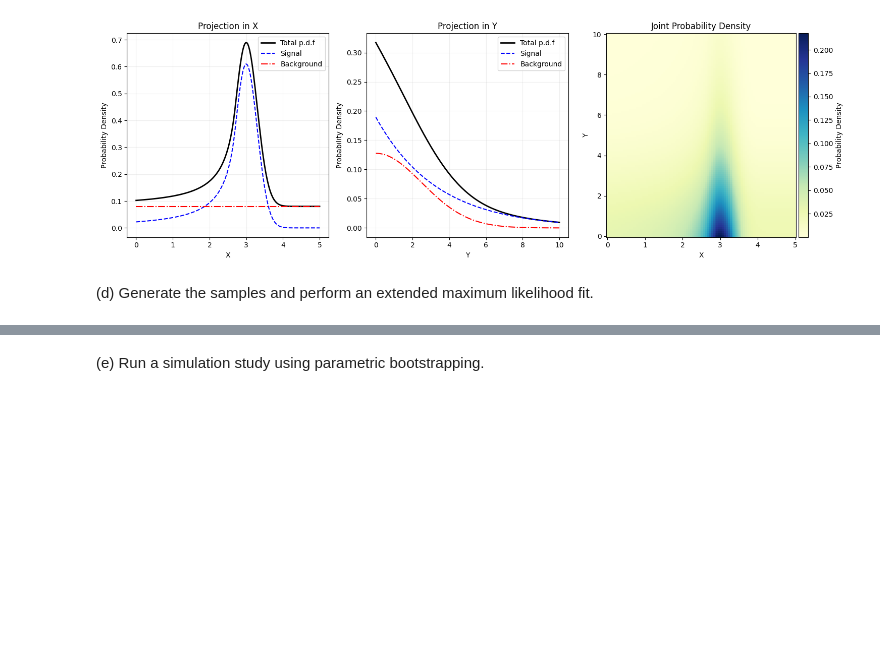
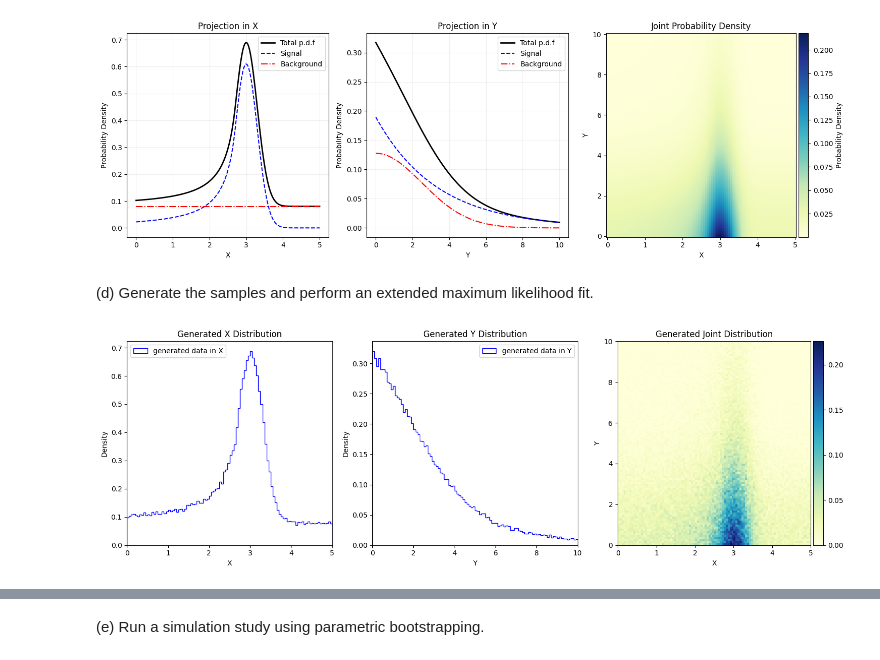
Before and after one commit to Keying-sky/sWeights, a Jupyter notebook: usage_examples.ipynb, the cells around one changed output, grey strips where cells are left out. Cells and saved outputs as stored; diff of their text form; code cells hidden in the pictures; blank space fills up the shorter version.

```diff
--- a/usage_examples.ipynb
+++ b/usage_examples.ipynb
@@ -44,3 +44,46 @@ plt.show()
 [figure]
 # %% [markdown]
 (d) Generate the samples and perform an extended maximum likelihood fit.
+# %%
+from src.generation import Generator
+import numpy as np
+import matplotlib.pyplot as plt
+from mpl_toolkits.axes_grid1 import make_axes_locatable
+
+params = np.array([3, 0.3, 1, 1.4, 0.6, 0.3, 0, 2.5])
+generator = Generator(params)
+x, y = generator.generate_sample(100000)
+
+fig = plt.figure(figsize=(15, 5))
+# ------------------------- X projection --------------------- #
+ax1 = plt.subplot(131)
+ax1.hist(x, bins=100, range=(0,5), density=True, histtype='step', label='generated data in X', color='blue')
+ax1.set_xlabel('X')
+ax1.set_ylabel('Density')
+ax1.set_title('Generated X Distribution')
+ax1.set_xlim(0, 5)
+ax1.legend()
+
+# -------------------------  Y projection --------------------- #
+ax2 = plt.subplot(132)
+ax2.hist(y, bins=100, range=(0,10), density=True, histtype='step', label='generated data in Y', color='blue')
+ax2.set_xlabel('Y')
+ax2.set_ylabel('Density')
+ax2.set_title('Generated Y Distribution')
+ax2.set_xlim(0, 10)
+ax2.legend()
+
+# -------------------------  2D joint distribution --------------------- #
+ax3 = plt.subplot(133)
+h = ax3.hist2d(x, y, bins=100, range=[[0, 5], [0, 10]], density=True, cmap='YlGnBu')
+divider = make_axes_locatable(ax3)
+cax = divider.append_axes("right", size="5%", pad=0.05)
+plt.colorbar(h[3], cax=cax)
+ax3.set_xlabel('X')
+ax3.set_ylabel('Y')
+ax3.set_title('Generated Joint Distribution')
+
+plt.tight_layout()
+plt.show()
+# %% [output]
+[figure, added]
```
Also changed, not shown: parts of 8 cells of this notebook, 6 other files.
